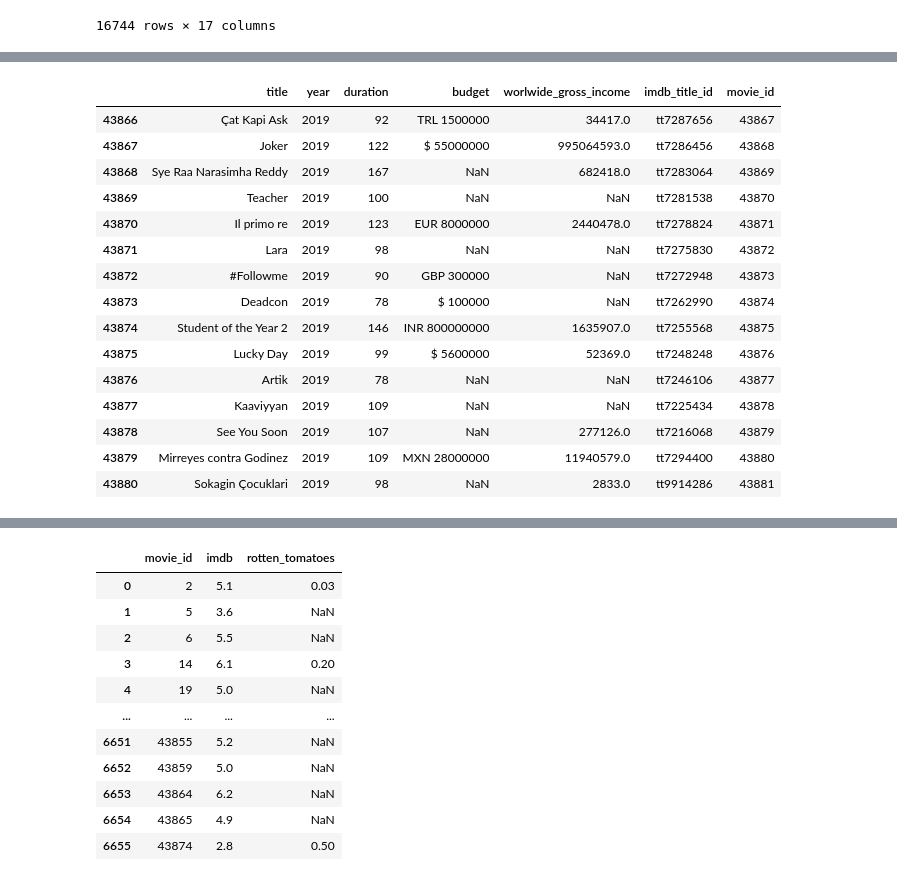
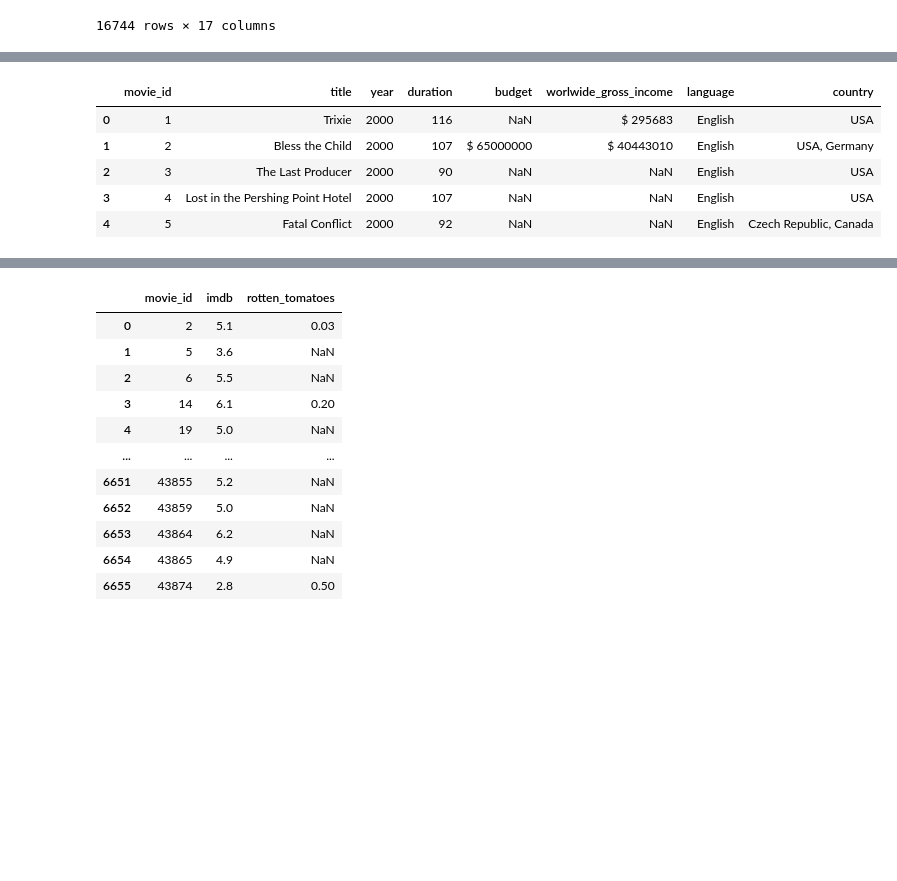
Before and after one commit to eriklockwood/team1_etl_project, a Jupyter notebook: etl_country_language_rating.ipynb, the cells around one changed output, grey strips where cells are left out. Drawn from its saved outputs; the diff is of its cells as text; code cells hidden in the pictures; blank space fills up the shorter version.

```diff
--- a/country_language_rating.ipynb
+++ b/etl_country_language_rating.ipynb
@@ -579,22 +548,11 @@ movies_table_df
-# %%
-# select useful columns
-movie_table = movies_table_df[["title","year","duration","budget","worlwide_gross_income","imdb_title_id","movie_id"]]
-movie_table.tail(15)
-# %% [output]
-|  | title | year | duration | budget | worlwide_gross_income | imdb_title_id | movie_id |
-| 43866 | Çat Kapi Ask | 2019 | 92 | TRL 1500000 | 34417.0 | tt7287656 | 43867 |
-| 43867 | Joker | 2019 | 122 | $ 55000000 | 995064593.0 | tt7286456 | 43868 |
-| 43868 | Sye Raa Narasimha Reddy | 2019 | 167 | NaN | 682418.0 | tt7283064 | 43869 |
-| 43869 | Teacher | 2019 | 100 | NaN | NaN | tt7281538 | 43870 |
-| 43870 | Il primo re | 2019 | 123 | EUR 8000000 | 2440478.0 | tt7278824 | 43871 |
-| 43871 | Lara | 2019 | 98 | NaN | NaN | tt7275830 | 43872 |
-| 43872 | #Followme | 2019 | 90 | GBP 300000 | NaN | tt7272948 | 43873 |
-| 43873 | Deadcon | 2019 | 78 | $ 100000 | NaN | tt7262990 | 43874 |
-| 43874 | Student of the Year 2 | 2019 | 146 | INR 800000000 | 1635907.0 | tt7255568 | 43875 |
-| 43875 | Lucky Day | 2019 | 99 | $ 5600000 | 52369.0 | tt7248248 | 43876 |
-| 43876 | Artik | 2019 | 78 | NaN | NaN | tt7246106 | 43877 |
-| 43877 | Kaaviyyan | 2019 | 109 | NaN | NaN | tt7225434 | 43878 |
-| 43878 | See You Soon | 2019 | 107 | NaN | 277126.0 | tt7216068 | 43879 |
-| 43879 | Mirreyes contra Godinez | 2019 | 109 | MXN 28000000 | 11940579.0 | tt7294400 | 43880 |
-| 43880 | Sokagin Çocuklari | 2019 | 98 | NaN | 2833.0 | tt9914286 | 43881 |
+# %%
+movie_table= select_imdb_movies_df.reset_index()
+movie_table.head()
+# %% [output]
+|  | movie_id | title | year | duration | budget | worlwide_gross_income | language | country |
+| 0 | 1 | Trixie | 2000 | 116 | NaN | $ 295683 | English | USA |
+| 1 | 2 | Bless the Child | 2000 | 107 | $ 65000000 | $ 40443010 | English | USA, Germany |
+| 2 | 3 | The Last Producer | 2000 | 90 | NaN | NaN | English | USA |
+| 3 | 4 | Lost in the Pershing Point Hotel | 2000 | 107 | NaN | NaN | English | USA |
+| 4 | 5 | Fatal Conflict | 2000 | 92 | NaN | NaN | English | Czech Republic, Canada |
 # %%
```
Also changed, not shown: parts of 5 cells of this notebook, 1 other file.
